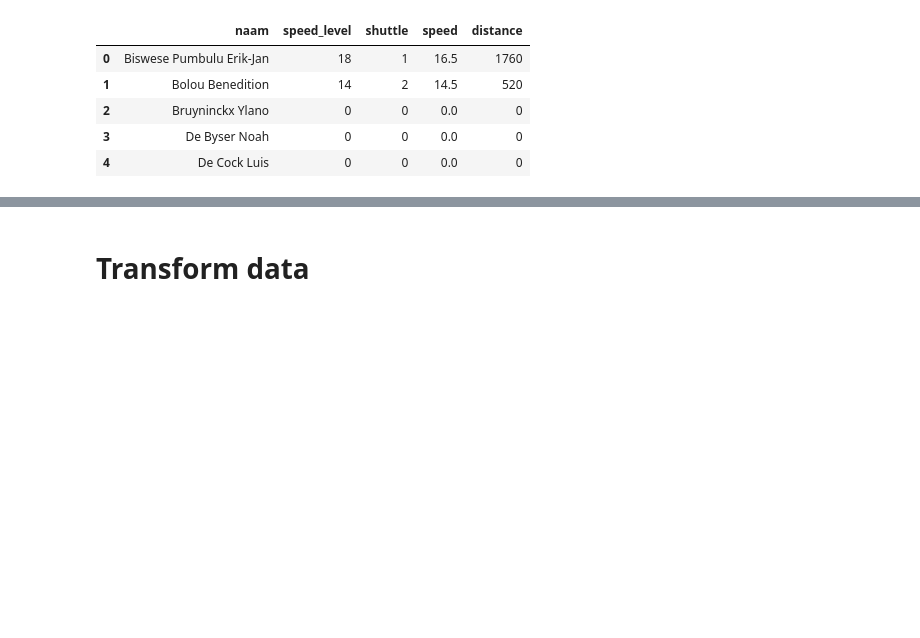
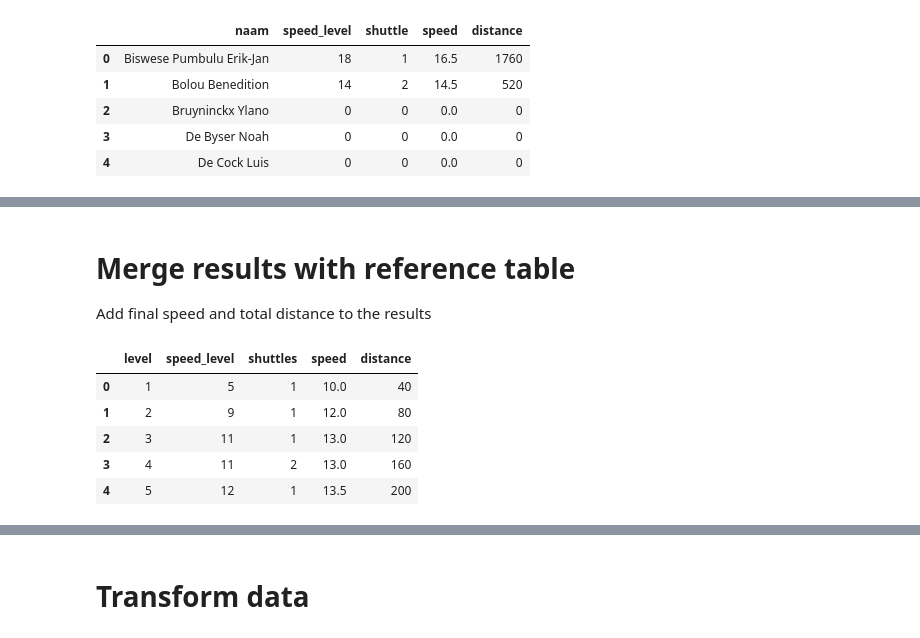
Before and after one commit to MarijnSt/yoyo-test-results, a Jupyter notebook: analyse_test.ipynb, the cells around one changed output, grey strips where cells are left out. Cells and saved outputs as stored; diff of their text form; code cells hidden in the pictures; blank space fills up the shorter version.

```diff
--- a/analyse_test.ipynb
+++ b/analyse_test.ipynb
@@ -32,0 +41,15 @@ memory usage: 1.5+ KB
+# %% [markdown]
+# Merge results with reference table
+
+Add final speed and total distance to the results
+# %%
+# Load reference table
+df_reference = pd.read_excel('reference_table_yoyo_intermittent_recory_test_level_1.xlsx')
+df_reference.head()
+# %% [output]
+|  | level | speed_level | shuttles | speed | distance |
+| 0 | 1 | 5 | 1 | 10.0 | 40 |
+| 1 | 2 | 9 | 1 | 12.0 | 80 |
+| 2 | 3 | 11 | 1 | 13.0 | 120 |
+| 3 | 4 | 11 | 2 | 13.0 | 160 |
+| 4 | 5 | 12 | 1 | 13.5 | 200 |
```
Also changed, not shown: parts of 8 cells of this notebook, 2 other files.
